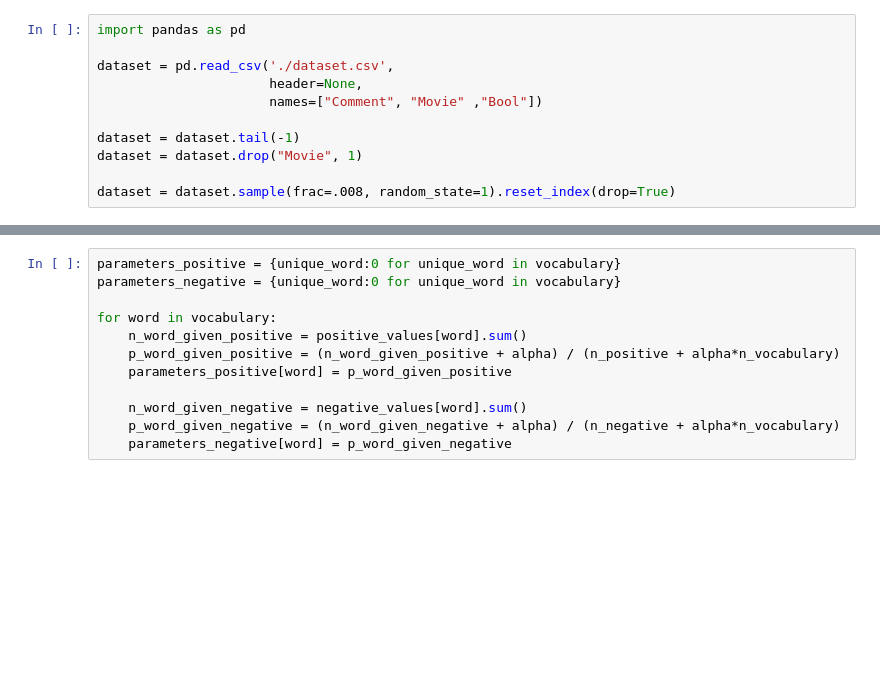
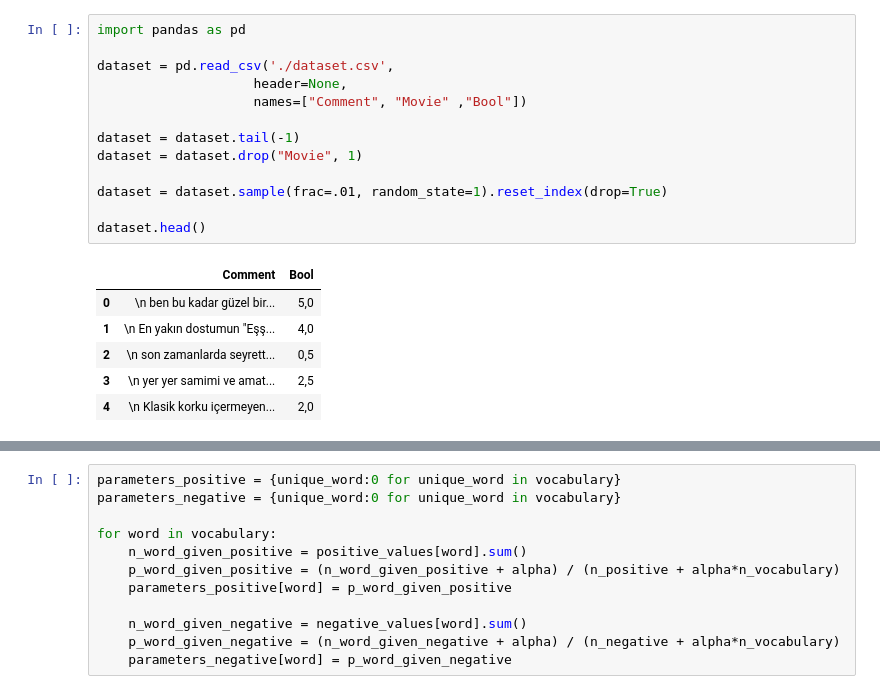
Before and after one commit to g3vxy/mnb_ml, a Jupyter notebook: notebook/main.ipynb, the cells around one changed output, grey strips where cells are left out. Cells and saved outputs as stored; diff of their text form; blank space fills up the shorter version.

```diff
--- a/notebook/main.ipynb
+++ b/notebook/main.ipynb
@@ -1,14 +1,23 @@
 # %%
 import pandas as pd
 
 dataset = pd.read_csv('./dataset.csv',
-                      header=None,
-                      names=["Comment", "Movie" ,"Bool"])
+                    header=None,
+                    names=["Comment", "Movie" ,"Bool"])
 
 dataset = dataset.tail(-1)
 dataset = dataset.drop("Movie", 1)
 
-dataset = dataset.sample(frac=.008, random_state=1).reset_index(drop=True)
+dataset = dataset.sample(frac=.01, random_state=1).reset_index(drop=True)
+
+dataset.head()
+# %% [output]
+|  | Comment | Bool |
+| 0 | \n ben bu kadar güzel bir... | 5,0 |
+| 1 | \n En yakın dostumun "Eşş... | 4,0 |
+| 2 | \n son zamanlarda seyrett... | 0,5 |
+| 3 | \n yer yer samimi ve amat... | 2,5 |
+| 4 | \n Klasik korku içermeyen... | 2,0 |
 # %%
 def map_points(x):
     x = float(x.replace(',', '.'))
```
Also changed, not shown: parts of 8 cells of this notebook, 2 other files.
